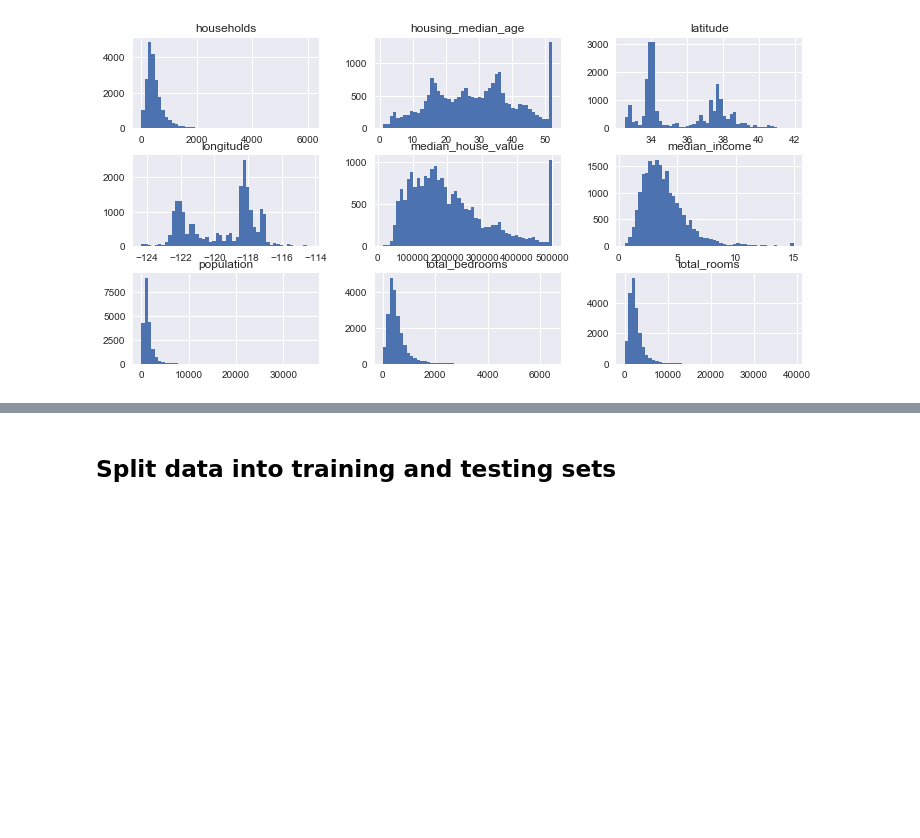
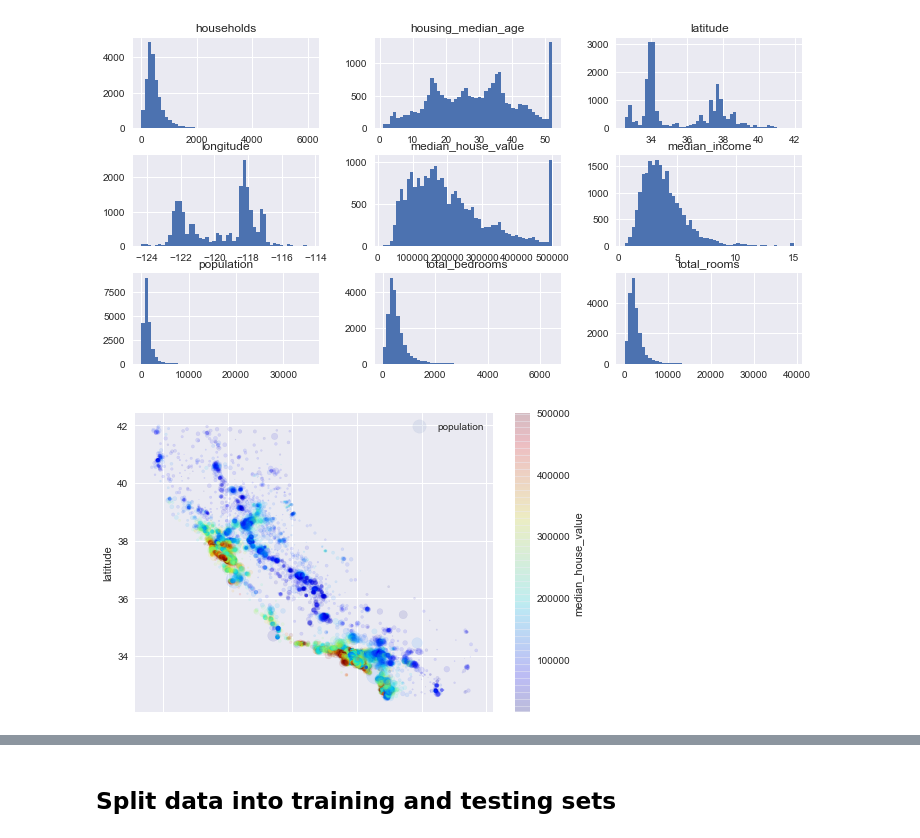
Before and after one commit to paradisepilot/statistics, a Jupyter notebook: projects/StatCan/californiaAna44/doc/MASTER.ipynb, the cells around one changed output, grey strips where cells are left out. Drawn from its saved outputs; the diff is of its cells as text; code cells hidden in the pictures; blank space fills up the shorter version.

```diff
--- a/projects/StatCan/californiaAna44/doc/MASTER.ipynb
+++ b/projects/StatCan/californiaAna44/doc/MASTER.ipynb
@@ -71,3 +71,18 @@ myHistogram = housingDF.hist(bins = 50, figsize = (12,6))
 plt.show()
 # %% [output]
 [figure]
+# %%
+myPlot = housingDF.plot(
+    label    = 'population',
+    kind     = 'scatter',
+    x        = 'longitude',
+    y        = 'latitude',
+    s        = housingDF["population"] / 100,
+    c        = 'median_house_value',
+    cmap     = plt.get_cmap("jet"),
+    colorbar = True,
+    alpha    = 0.1
+    )
+plt.show()
+# %% [output]
+[figure, added]
```
Also changed, not shown: parts of 2 cells of this notebook.
